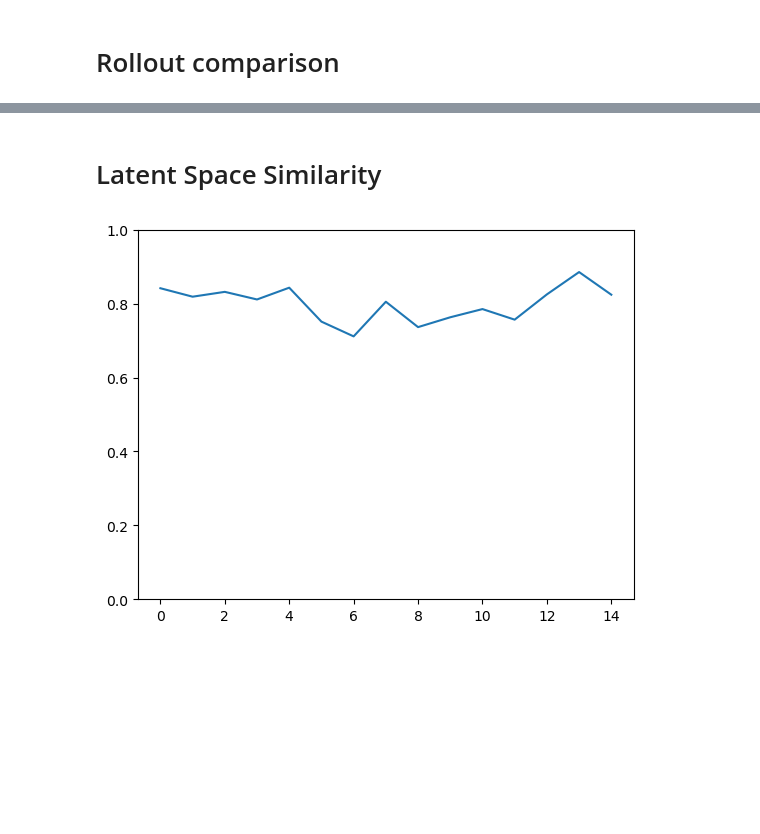
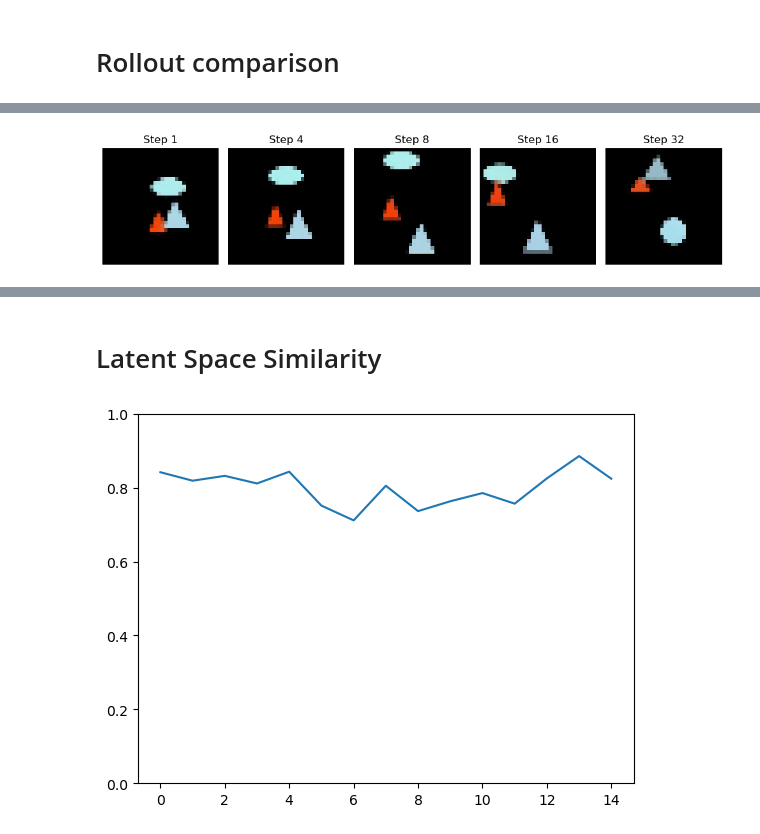
Before and after one commit to davidkuernsteiner/ContVidPred, a Jupyter notebook: model_analysis.ipynb, the cells around one changed output, grey strips where cells are left out. Cells and saved outputs as stored; diff of their text form; code cells hidden in the pictures; blank space fills up the shorter version.

```diff
--- a/model_analysis.ipynb
+++ b/model_analysis.ipynb
@@ -26,10 +48,7 @@ model.approximator.load_state_dict(app_ckpt)
 # %% [output]
 <All keys matched successfully>
 # %%
-x = dataset[10]
-x_fast = torch.cat([x[0], x[1]], dim=0)
-x_fast = x_fast[::2, ...]
-x = x[0].unsqueeze(0)
-x_fast = x_fast.unsqueeze(0)
-print(x.shape)
+x = dataset[50]
+x, y = x[0].unsqueeze(0), x[1].unsqueeze(0)
+print(x.shape, y.shape)
 # %% [output]
@@ -74,0 +130,43 @@ Saved GIF to x_pred.gif
+# %%
+import matplotlib.pyplot as plt
+
+def plot_video_frames(video_array, frame_indices, output_size=None):
+    """
+    Plots specified frames from a video (stored as a NumPy array) in a row.
+
+    Args:
+        video_array (numpy.ndarray): The video array of shape (num_frames, height, width, channels).
+        frame_indices (list of int): List of frame indices to plot.
+        output_size (tuple, optional): Target size (width, height) for resizing frames. Default is None.
+    """
+    # Validate inputs
+    if video_array.ndim != 4:
+        raise ValueError("Video array must have 4 dimensions: (num_frames, height, width, channels).")
+
+    num_frames, height, width, channels = video_array.shape
+    if channels not in (1, 3):
+        raise ValueError("Video array must have 1 (grayscale) or 3 (RGB) channels.")
+
+    if any(idx >= num_frames for idx in frame_indices):
+        raise ValueError(f"Frame indices must be less than the total number of frames ({num_frames}).")
+
+    # Extract specified frames
+    frames = [video_array[idx] for idx in frame_indices]
+
+    # Plot the frames in a row
+    fig, axes = plt.subplots(1, len(frames), figsize=(10, 5))
+    for ax, frame, idx in zip(axes, frames, frame_indices):
+        if channels == 1:
+            ax.imshow(frame.squeeze(), cmap='gray')  # Grayscale
+        else:
+            ax.imshow(frame)  # RGB
+        ax.set_title(f"Step {idx+1}")
+        ax.axis("off")
+
+    plt.tight_layout()
+    plt.show()
+
+
+plot_video_frames(x_pred_dit, [0, 3, 7, 15, 31])
+# %% [output]
+[figure, added]
```
Also changed, not shown: parts of 11 cells of this notebook, 3 other files.
